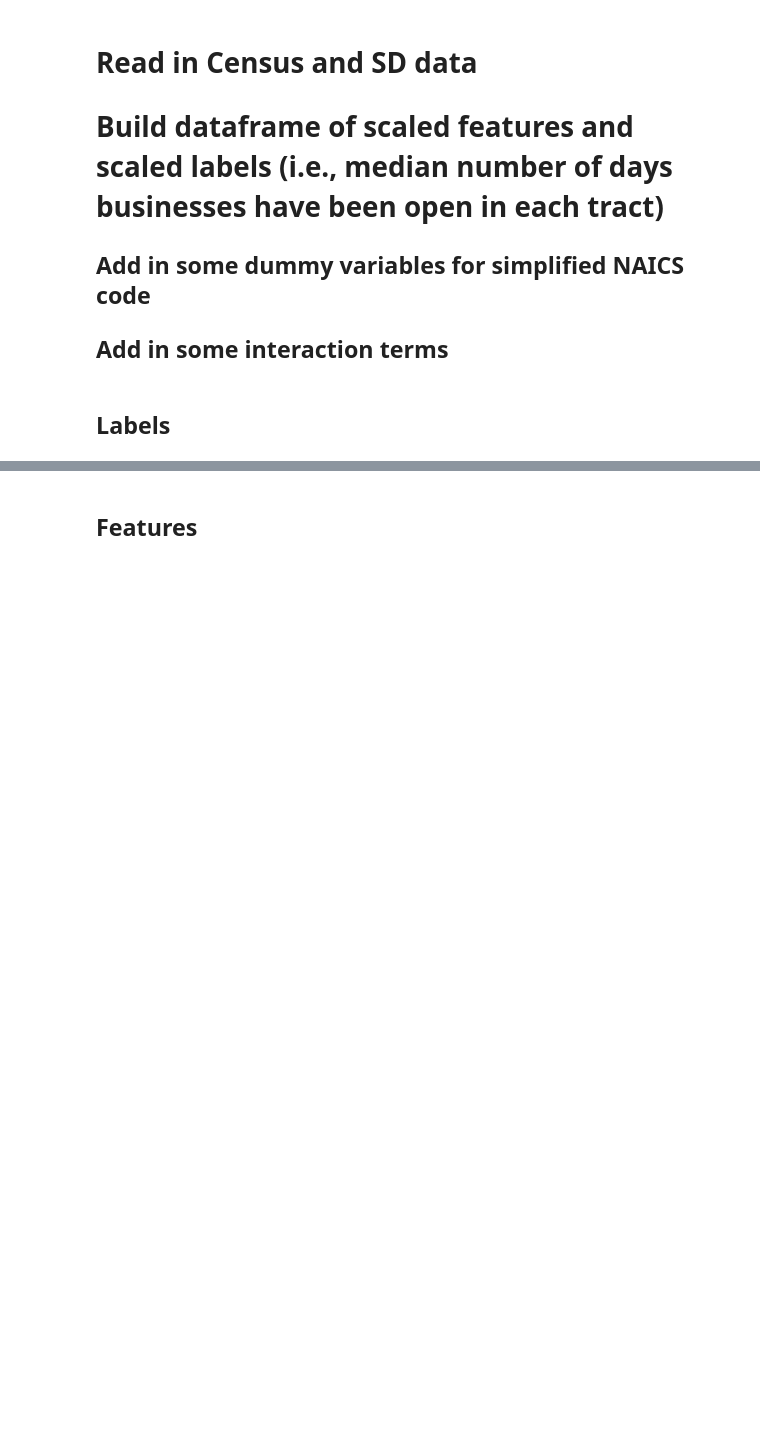
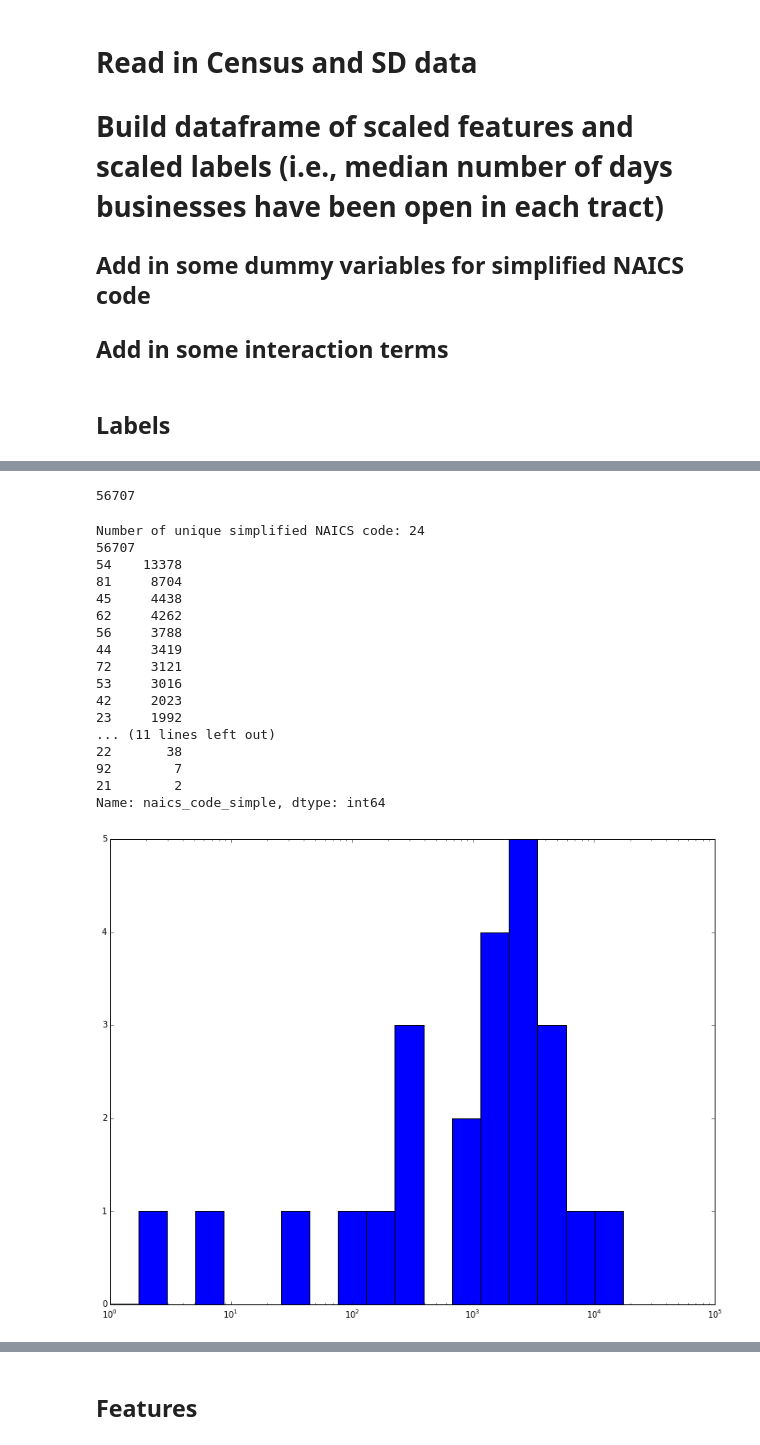
Before and after one commit to jmsilverman/insight_project, a Jupyter notebook: build_features_labels2.ipynb, the cells around one changed output, grey strips where cells are left out. Cells and saved outputs as stored; diff of their text form; code cells hidden in the pictures; blank space fills up the shorter version.

```diff
--- a/build_features_labels2.ipynb
+++ b/build_features_labels2.ipynb
@@ -25,6 +30,46 @@ bus[:5]
 | 2 | 2016008529 | TAMKEEN INC | 61 | 42299 | 42 | 8511 |
 | 3 | 2016008525 | REBECCA EICHTEN ART DESIGN | 61 | 45311 | 45 | 900 |
 | 4 | 2016008524 | COLD STONE CREAMERY 20837 | 61 | 72221 | 72 | 7905 |
+# %%
+# drop tract 9902 (mostly SD Harbor, not much land) is always best tract, w/ only 3 quite old businesses (10-30 yr)
+bus = bus[bus.census_tract != 9902]
+# drop tract 3800 (mostly Naval Base SD) is always worst tract, w/ 11 relatively young businesses (typically ~3 yr)
+#bus = bus[bus.census_tract != 3800]
+print len(bus)
+# %% [output]
+56707
+# %%
+# count number of simplified NAICS codes
+code_counts = bus.naics_code_simple.value_counts()
+print 'Number of unique simplified NAICS code: '+str(code_counts.count())
+print sum(code_counts)
+print code_counts
+
+# plot histogram of code counts
+plt.figure(figsize=(13, 10))
+MIN = 1
+MAX = 30000
+plt.hist(code_counts.values, bins = 10 ** np.linspace(np.log10(MIN), np.log10(MAX), 20))
+plt.gca().set_xscale("log")
+# %% [output]
+Number of unique simplified NAICS code: 24
+56707
+54    13378
+81     8704
+45     4438
+62     4262
+56     3788
+44     3419
+72     3121
+53     3016
+42     2023
+23     1992
+... (11 lines left out)
+22       38
+92        7
+21        2
+Name: naics_code_simple, dtype: int64
+[figure, added]
 # %%
 # get median days since creation for each tract
 tracts_age = bus.groupby('census_tract').median().days_since_creation
```
Also changed, not shown: parts of 13 cells of this notebook, 21 other files.
